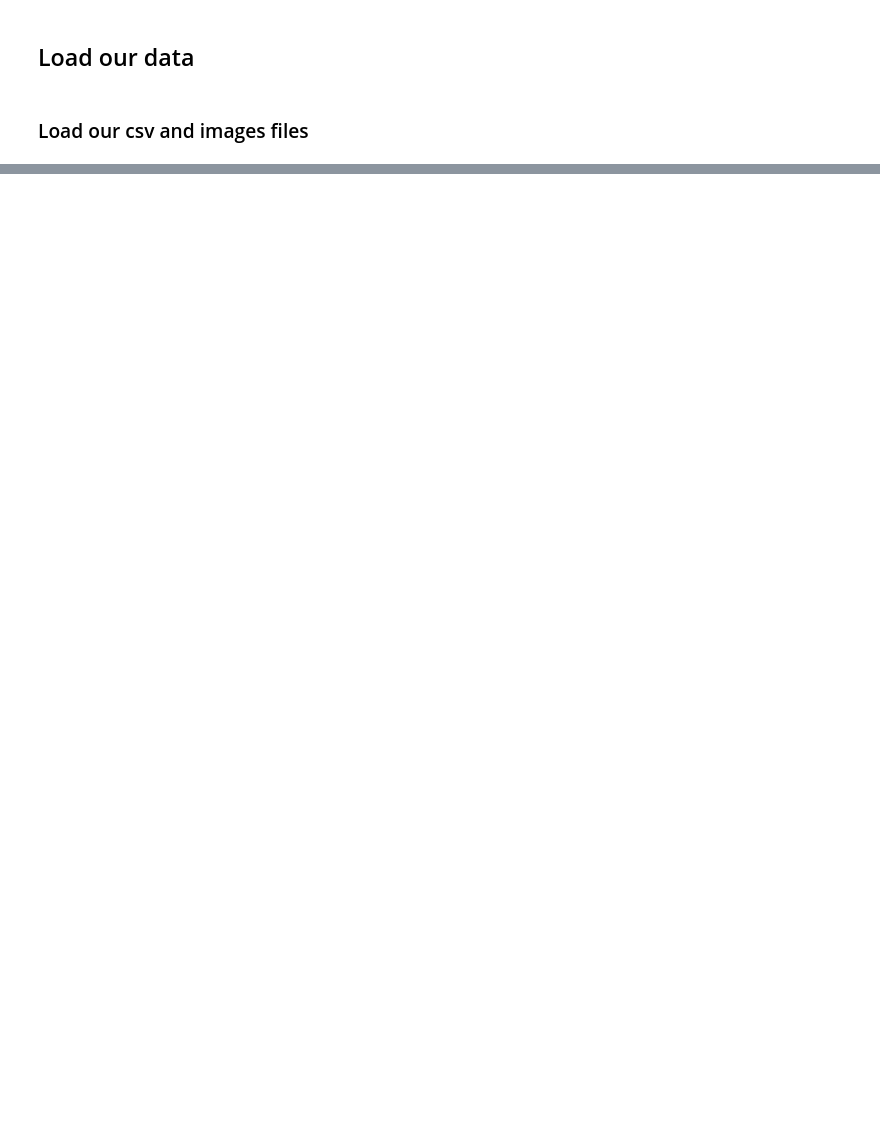
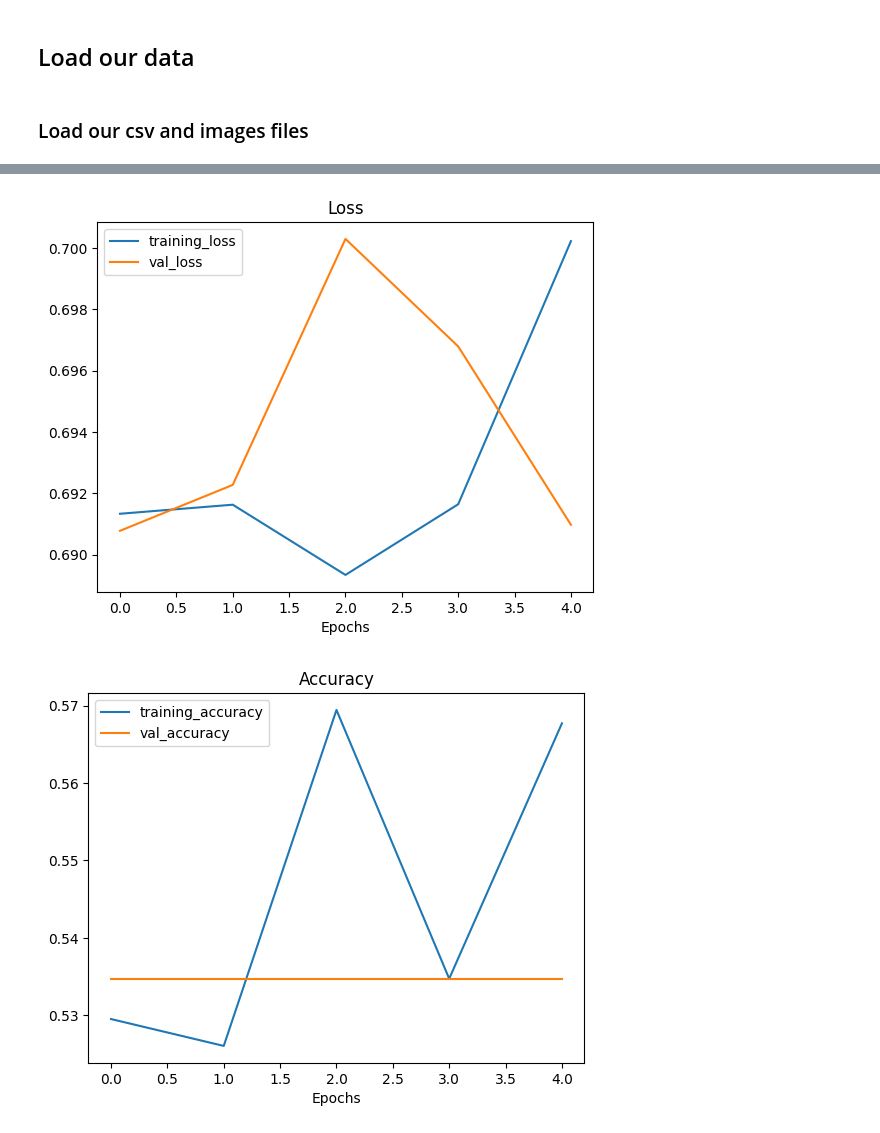
Before and after one commit to bpiaple/CIDAUT-AI-Fake-Scene-Classification-2024, a Jupyter notebook: CIDAUT AI Fake Scene Classification 2024.ipynb, the cells around one changed output, grey strips where cells are left out. Saved outputs shown, nothing was run; the diff lists cells and outputs as text; code cells hidden in the pictures; blank space fills up the shorter version.

```diff
--- a/CIDAUT AI Fake Scene Classification 2024.ipynb
+++ b/CIDAUT AI Fake Scene Classification 2024.ipynb
@@ -77,0 +98,6 @@ def get_image_and_label(row):
+# %%
+## Split the data into training and validation sets
+
+from sklearn.model_selection import train_test_split
+
+X_train, X_val, y_train, y_val = train_test_split(file_paths, df['label'], test_size=0.2, random_state=42)
@@ -77,0 +223,4 @@ def get_image_and_label(row):
+# %%
+# Create a model and check its details
+model = create_model(num_classes=len(encoder.classes_))
+model.summary()
@@ -77,0 +245,9 @@ def get_image_and_label(row):
+# %%
+
+# Define the number of epochs
+epochs = 5
+
+# Fit the model
+history = model.fit(train_data,
+                    epochs=epochs,
+                    validation_data=val_data)
@@ -77,0 +268,61 @@ def get_image_and_label(row):
+# %%
+import matplotlib.pyplot as plt
+
+def plot_loss_curves(history):
+    """Plots the loss and accuracy curves for the training and validation sets.
+
+    Args:
+        history (History): The history object returned from model training.
+    """
+
+    # Get the loss and accuracy metrics
+    loss = history.history['loss']
+    val_loss = history.history['val_loss']
+    accuracy = history.history['accuracy']
+    val_accuracy = history.history['val_accuracy']
+
+    # Get the number of epochs
+    epochs = range(len(history.history['loss']))
+
+    # Plot the loss
+    plt.figure()
+    plt.plot(epochs, loss, label='training_loss')
+    plt.plot(epochs, val_loss, label='val_loss')
+    plt.title('Loss')
+    plt.xlabel('Epochs')
+    plt.legend()
+
+    # Plot the accuracy
+    plt.figure()
+    plt.plot(epochs, accuracy, label='training_accuracy')
+    plt.plot(epochs, val_accuracy, label='val_accuracy')
+    plt.title('Accuracy')
+    plt.xlabel('Epochs')
+    plt.legend()
+
+    plt.show()
+
+plot_loss_curves(history)
+
+## Create a function to load and preprocess an image
+
+def load_and_prep_image(file_path):
+    """Loads an image from the specified file path, preprocesses it, and reshapes it to (1, 224, 224, 3).
+
+    Args:
+        file_path (str): The file path to the image.
+
+    Returns:
+        tf.Tensor: A tensor representing the processed image.
+    """
+
+    # Load the image
+    image = load_image(file_path)
+
+    # Add an extra dimension
+    image = tf.expand_dims(image, axis=0)
+
+    return image
+# %% [output]
+[figure, added]
+[figure, added]
```
Also changed, not shown: parts of 22 cells of this notebook.
